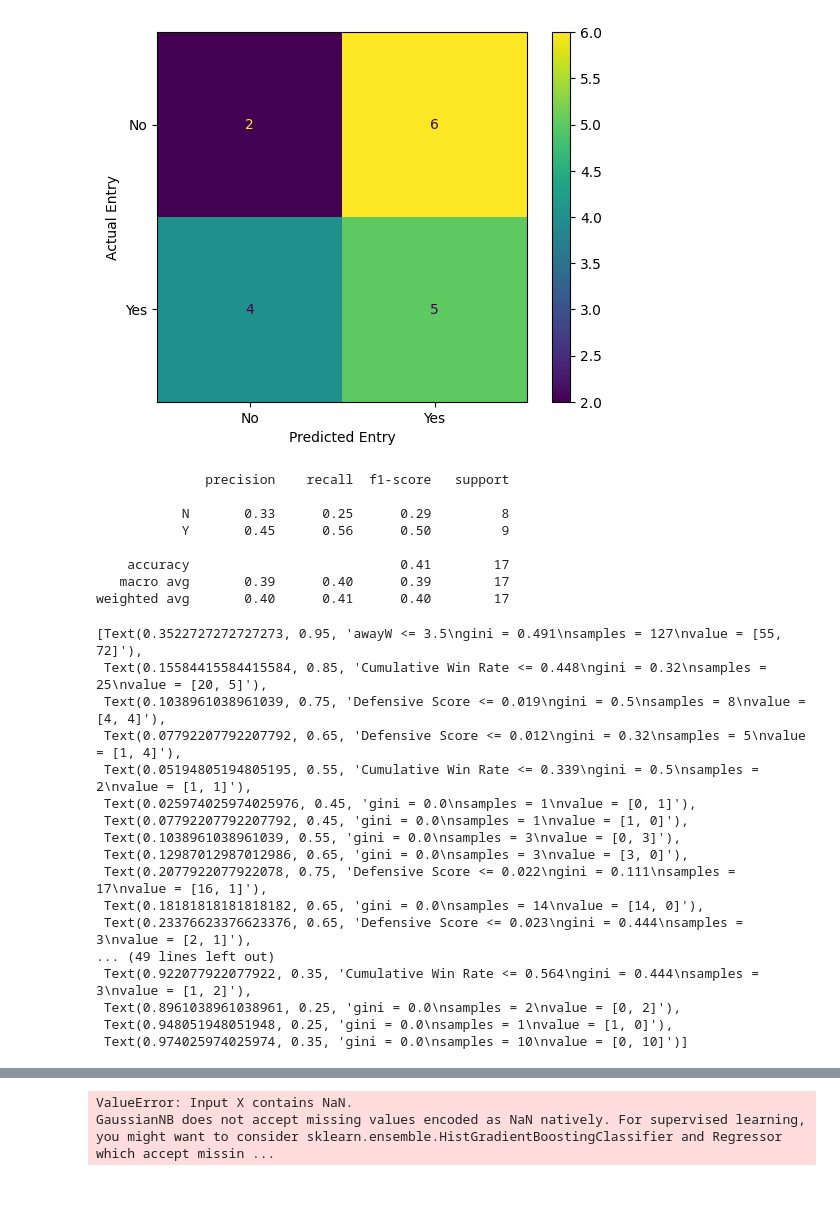
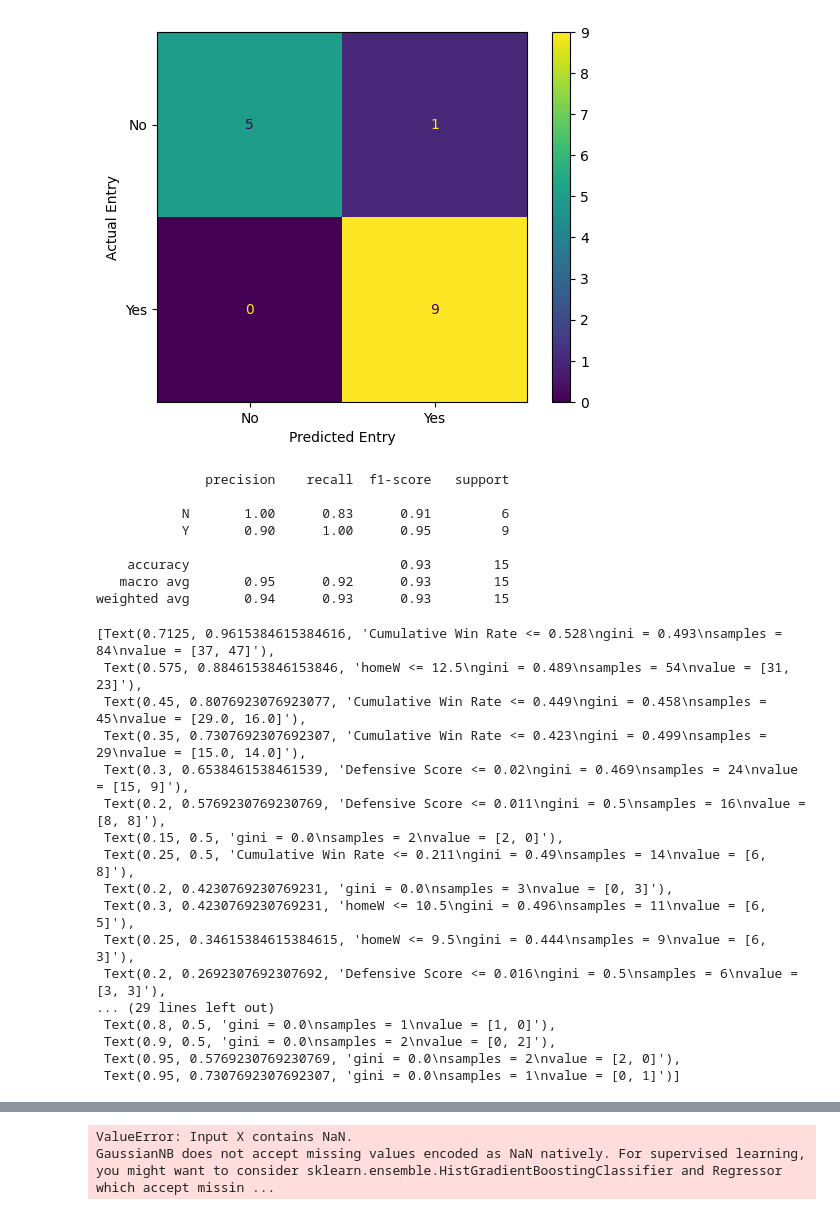
Before and after one commit to sirkotal/feup-ac, a Jupyter notebook: training.ipynb, the cells around one changed output, grey strips where cells are left out. Saved outputs shown, nothing was run; the diff lists cells and outputs as text; code cells hidden in the pictures.

```diff
--- a/training.ipynb
+++ b/training.ipynb
@@ -32,58 +32,58 @@ df_teams = df_teams.sort_values(by=['franchID', 'year'])
 df_teams['playoffNextYear'] = df_teams['playoff'].shift(-1)
 df_teams.loc[df_teams['franchID'] != df_teams['franchID'].shift(-1), 'playoffNextYear'] = None
 df_teams.dropna(subset=['playoffNextYear'], inplace=True)
 
 label_encoder = LabelEncoder()
 df_teams['playoff'] = label_encoder.fit_transform(df_teams['playoff'])
 
 features = ['homeW', 'awayW', 'playoff', 'Attacking Score', 'Defensive Score', 'Cumulative Win Rate'] # attend?
 
-df_teams_train = df_teams[df_teams['year'] <= 8]
-df_teams_test = df_teams[df_teams['year'].isin([9,10])]
+df_teams_train = df_teams[df_teams['year'] <= 5]
+df_teams_test = df_teams[df_teams['year'].isin([6])]
 
 # df_teams_train = df_teams[df_teams['year'] <= 5]
 # df_teams_test = df_teams[df_teams['year'].isin([6])]
 
 training_inputs = df_teams_train[features]
 training_classes = df_teams_train['playoffNextYear']
 testing_inputs = df_teams_test[features]
 testing_classes = df_teams_test['playoffNextYear']
 
 dt_class = DecisionTreeClassifier(random_state=42)
 dt_class.fit(training_inputs, training_classes)
 # dt_class.predict(testing_inputs)
 
 dt_class.score(testing_inputs, testing_classes)
 
 accuracy_score(testing_classes, dt_class.predict(testing_inputs))
 
 data_results(testing_classes, testing_inputs, dt_class)
 
 plot_tree(dt_class, feature_names=features, filled=True)
 # %% [output]
-[figure, old version]
+[figure, new version]
               precision    recall  f1-score   support
 
-           N       0.33      0.25      0.29         8
-           Y       0.45      0.56      0.50         9
+           N       1.00      0.83      0.91         6
+           Y       0.90      1.00      0.95         9
 
-    accuracy                           0.41        17
-   macro avg       0.39      0.40      0.39        17
-weighted avg       0.40      0.41      0.40        17
+    accuracy                           0.93        15
+   macro avg       0.95      0.92      0.93        15
+weighted avg       0.94      0.93      0.93        15
-[Text(0.3522727272727273, 0.95, 'awayW <= 3.5\ngini = 0.491\nsamples = 127\nvalue = [55, 72]'),
- Text(0.15584415584415584, 0.85, 'Cumulative Win Rate <= 0.448\ngini = 0.32\nsamples = 25\nvalue = [20, 5]'),
- Text(0.1038961038961039, 0.75, 'Defensive Score <= 0.019\ngini = 0.5\nsamples = 8\nvalue = [4, 4]'),
- Text(0.07792207792207792, 0.65, 'Defensive Score <= 0.012\ngini = 0.32\nsamples = 5\nvalue = [1, 4]'),
- Text(0.05194805194805195, 0.55, 'Cumulative Win Rate <= 0.339\ngini = 0.5\nsamples = 2\nvalue = [1, 1]'),
- Text(0.025974025974025976, 0.45, 'gini = 0.0\nsamples = 1\nvalue = [0, 1]'),
- Text(0.07792207792207792, 0.45, 'gini = 0.0\nsamples = 1\nvalue = [1, 0]'),
- Text(0.1038961038961039, 0.55, 'gini = 0.0\nsamples = 3\nvalue = [0, 3]'),
- Text(0.12987012987012986, 0.65, 'gini = 0.0\nsamples = 3\nvalue = [3, 0]'),
- Text(0.2077922077922078, 0.75, 'Defensive Score <= 0.022\ngini = 0.111\nsamples = 17\nvalue = [16, 1]'),
- Text(0.18181818181818182, 0.65, 'gini = 0.0\nsamples = 14\nvalue = [14, 0]'),
- Text(0.23376623376623376, 0.65, 'Defensive Score <= 0.023\ngini = 0.444\nsamples = 3\nvalue = [2, 1]'),
-... (49 lines left out)
- Text(0.922077922077922, 0.35, 'Cumulative Win Rate <= 0.564\ngini = 0.444\nsamples = 3\nvalue = [1, 2]'),
- Text(0.8961038961038961, 0.25, 'gini = 0.0\nsamples = 2\nvalue = [0, 2]'),
- Text(0.948051948051948, 0.25, 'gini = 0.0\nsamples = 1\nvalue = [1, 0]'),
- Text(0.974025974025974, 0.35, 'gini = 0.0\nsamples = 10\nvalue = [0, 10]')]
+[Text(0.7125, 0.9615384615384616, 'Cumulative Win Rate <= 0.528\ngini = 0.493\nsamples = 84\nvalue = [37, 47]'),
+ Text(0.575, 0.8846153846153846, 'homeW <= 12.5\ngini = 0.489\nsamples = 54\nvalue = [31, 23]'),
+ Text(0.45, 0.8076923076923077, 'Cumulative Win Rate <= 0.449\ngini = 0.458\nsamples = 45\nvalue = [29.0, 16.0]'),
+ Text(0.35, 0.7307692307692307, 'Cumulative Win Rate <= 0.423\ngini = 0.499\nsamples = 29\nvalue = [15.0, 14.0]'),
+ Text(0.3, 0.6538461538461539, 'Defensive Score <= 0.02\ngini = 0.469\nsamples = 24\nvalue = [15, 9]'),
+ Text(0.2, 0.5769230769230769, 'Defensive Score <= 0.011\ngini = 0.5\nsamples = 16\nvalue = [8, 8]'),
+ Text(0.15, 0.5, 'gini = 0.0\nsamples = 2\nvalue = [2, 0]'),
+ Text(0.25, 0.5, 'Cumulative Win Rate <= 0.211\ngini = 0.49\nsamples = 14\nvalue = [6, 8]'),
+ Text(0.2, 0.4230769230769231, 'gini = 0.0\nsamples = 3\nvalue = [0, 3]'),
+ Text(0.3, 0.4230769230769231, 'homeW <= 10.5\ngini = 0.496\nsamples = 11\nvalue = [6, 5]'),
+ Text(0.25, 0.34615384615384615, 'homeW <= 9.5\ngini = 0.444\nsamples = 9\nvalue = [6, 3]'),
+ Text(0.2, 0.2692307692307692, 'Defensive Score <= 0.016\ngini = 0.5\nsamples = 6\nvalue = [3, 3]'),
+... (29 lines left out)
+ Text(0.8, 0.5, 'gini = 0.0\nsamples = 1\nvalue = [1, 0]'),
+ Text(0.9, 0.5, 'gini = 0.0\nsamples = 2\nvalue = [0, 2]'),
+ Text(0.95, 0.5769230769230769, 'gini = 0.0\nsamples = 2\nvalue = [2, 0]'),
+ Text(0.95, 0.7307692307692307, 'gini = 0.0\nsamples = 1\nvalue = [0, 1]')]
```
Also changed, not shown: parts of 2 cells of this notebook, 3 other files.
